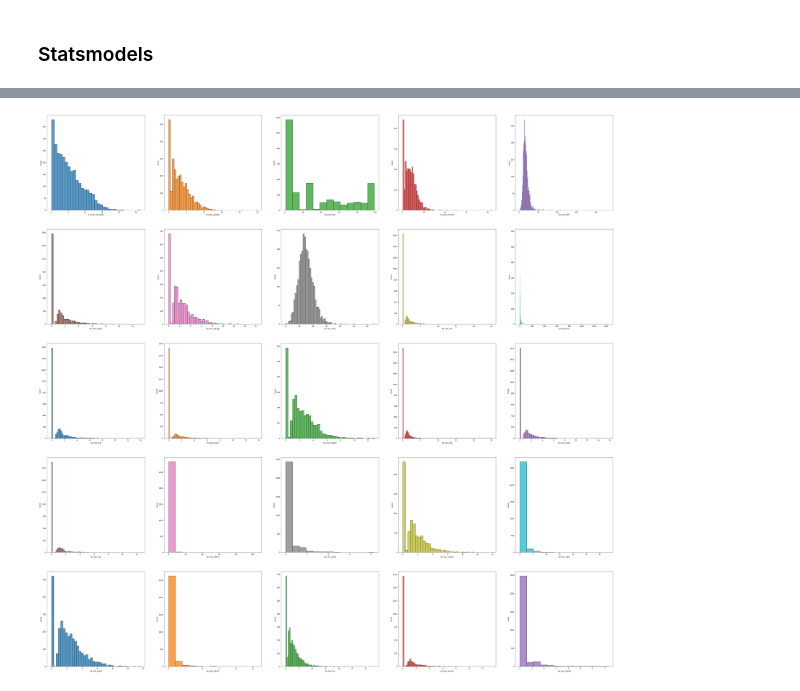
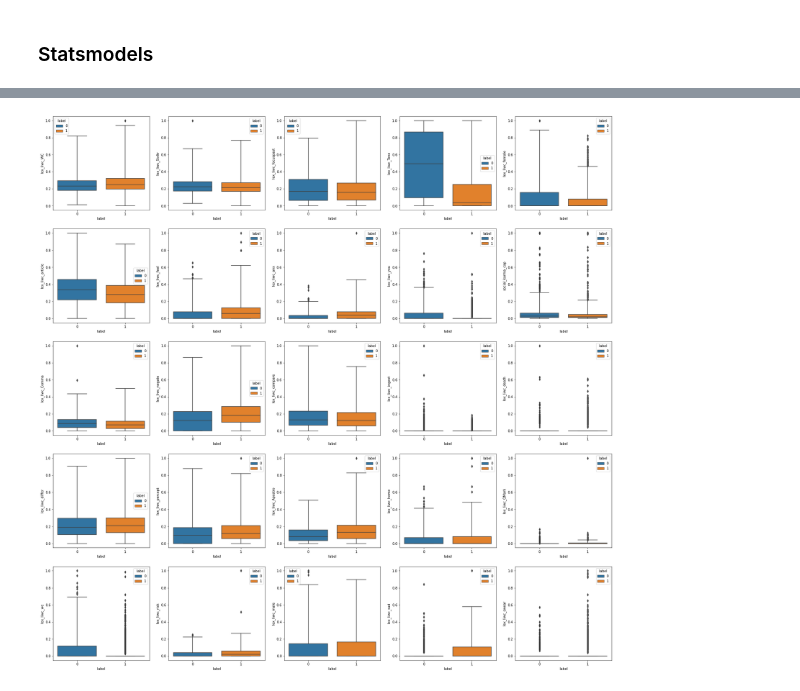
Before and after one commit to rradulov/dreaddit, a Jupyter notebook: notebooks/radul_helen_data_vizv2.ipynb, the cells around one changed output, grey strips where cells are left out. Drawn from its saved outputs; the diff is of its cells as text; code cells hidden in the pictures.

```diff
--- a/notebooks/radul_helen_data_vizv2.ipynb
+++ b/notebooks/radul_helen_data_vizv2.ipynb
@@ -271,6 +276,6 @@ def calc_vif(X):
 VIF_df = calc_vif(features_post_MI)
 # %%
 VIF_df.sort_values(by='VIF', ascending=True, inplace=True )
-VIF_vars_selected = VIF_df[VIF_df['VIF']<15]
+VIF_vars_selected = VIF_df[VIF_df['VIF']<30]
 VIF_vars_selected.shape
 # %% [output]
@@ -505,5 +527,5 @@ smf_results
 # %%
-smf_results.rename(index={'social_karma_cap':'social_karma'}, inplace=True)
+#smf_results.rename(index={'social_karma_cap':'social_karma'}, inplace=True)
 # %%
 sign_feat_list = smf_results[smf_results['P>|t|']<0.05].sort_values(by='P>|t|').index
 len(sign_feat_list[1:]) #exclude the intercept
@@ -512,8 +553,8 @@ len(sign_feat_list[1:]) #exclude the intercept
 # %%
-fig, axs = plt.subplots(nrows=5,ncols=5,figsize=(60,60) )
-pal = sns.color_palette(palette=None, n_colors=len(sign_feat_list[1:]))
+fig, axs = plt.subplots(nrows=5,ncols=5,figsize=(30,30) )
+#pal = sns.color_palette(palette=None, n_colors=len(sign_feat_list[1:]))
 
-for (i,f,c) in zip(axs.flatten(),sign_feat_list[1:], pal):
-    sns.histplot(data[f], ax=i, color=c)
+for (i,f) in zip(axs.flatten(),sign_feat_list[1:]):
+    sns.boxplot(ax=i, hue=smf_data['label'], x=smf_data['label'], y=smf_data[f], whis=5, dodge=False )
 # %% [output]
-[figure, old version]
+[figure, new version]
```
Also changed, not shown: parts of 108 cells of this notebook.
